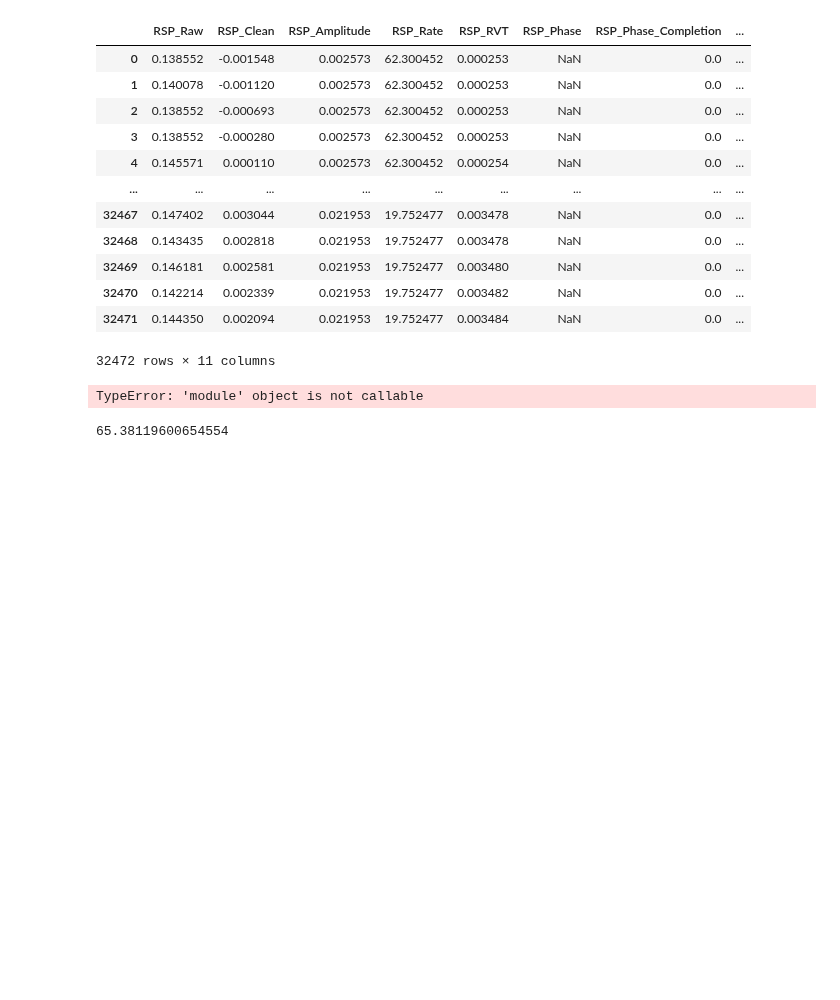
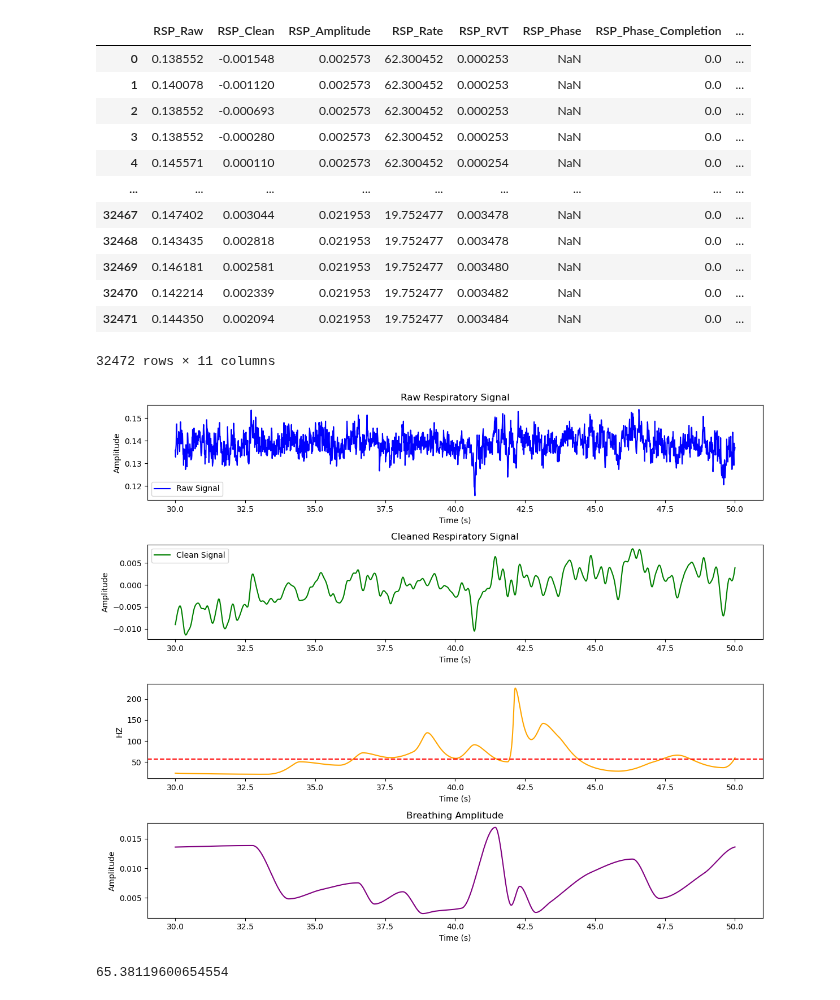
Before and after one commit to padillacoreanolab/respiratory_pilot, a Jupyter notebook: code_renameme.ipynb, the cells around one changed output. Cells and saved outputs as stored; diff of their text form; code cells hidden in the pictures; blank space fills up the shorter version.

```diff
--- a/code_renameme.ipynb
+++ b/code_renameme.ipynb
@@ -195,10 +195,10 @@ First few values of respiratory signal: [0.1385519  0.14007781 0.1385519  0.1385
 Sampling rate: 101.72525787353516
 # %%
 # Process the respiratory signal using NeuroKit2
-rsp_signals, info = nk.rsp_process(rsp, sampling_rate=srate)
+#rsp_signals, info = nk.rsp_process(rsp, sampling_rate=srate)
 
 # Plot the processed subset
-nk.rsp_plot(rsp_signals, info)
+#nk.rsp_plot(rsp_signals, info)
 # %% [output]
 [figure]
 # %%
@@ -253,7 +253,7 @@ rsp_signals
 # %%
 # Subset the data to a smaller time window
 start_time = 30  # Start time in seconds
-end_time = 138   # End time in seconds
+end_time = 50   # End time in seconds
 start_index = int(start_time * srate)
 end_index = int(end_time * srate)
 
@@ -275,34 +275,34 @@ plt.ylabel('Amplitude')
 plt.legend()
 
 # Clean Signal
 plt.subplot(4, 1, 2)
 plt.plot(time_subset, subset['RSP_Clean'], label='Clean Signal', color='green')
 plt.title('Cleaned Respiratory Signal')
 plt.xlabel('Time (s)')
 plt.ylabel('Amplitude')
 plt.legend()
 
 # Breathing Rate
 plt.subplot(4, 1, 3)
 plt.plot(time_subset, subset['RSP_Rate'], label='Breathing Rate (breaths/second)', color='orange')
 plt.axhline(y=mean_rate, color='red', linestyle='--', label=f'Mean Rate = {mean_rate:.2f} breaths/s')
 plt.title('')
 plt.xlabel('Time (s)')
 plt.ylabel('HZ')
 
 
 # Breathing Amplitude
 plt.subplot(4, 1, 4)
 plt.plot(time_subset, subset['RSP_Amplitude'], label='Breathing Amplitude', color='purple')
 plt.title('Breathing Amplitude')
 plt.xlabel('Time (s)')
 plt.ylabel('Amplitude')
 
 
 plt.tight_layout()
 plt.show()
 # %% [output]
-TypeError: 'module' object is not callable
+[figure, added]
 # %%
 # Calculate mean, median, and standard deviation of breathing rate
 mean_breathing_rate = rsp_signals['RSP_Rate'].mean()
```
Also changed, not shown: parts of 3 cells of this notebook, 2 other files.
